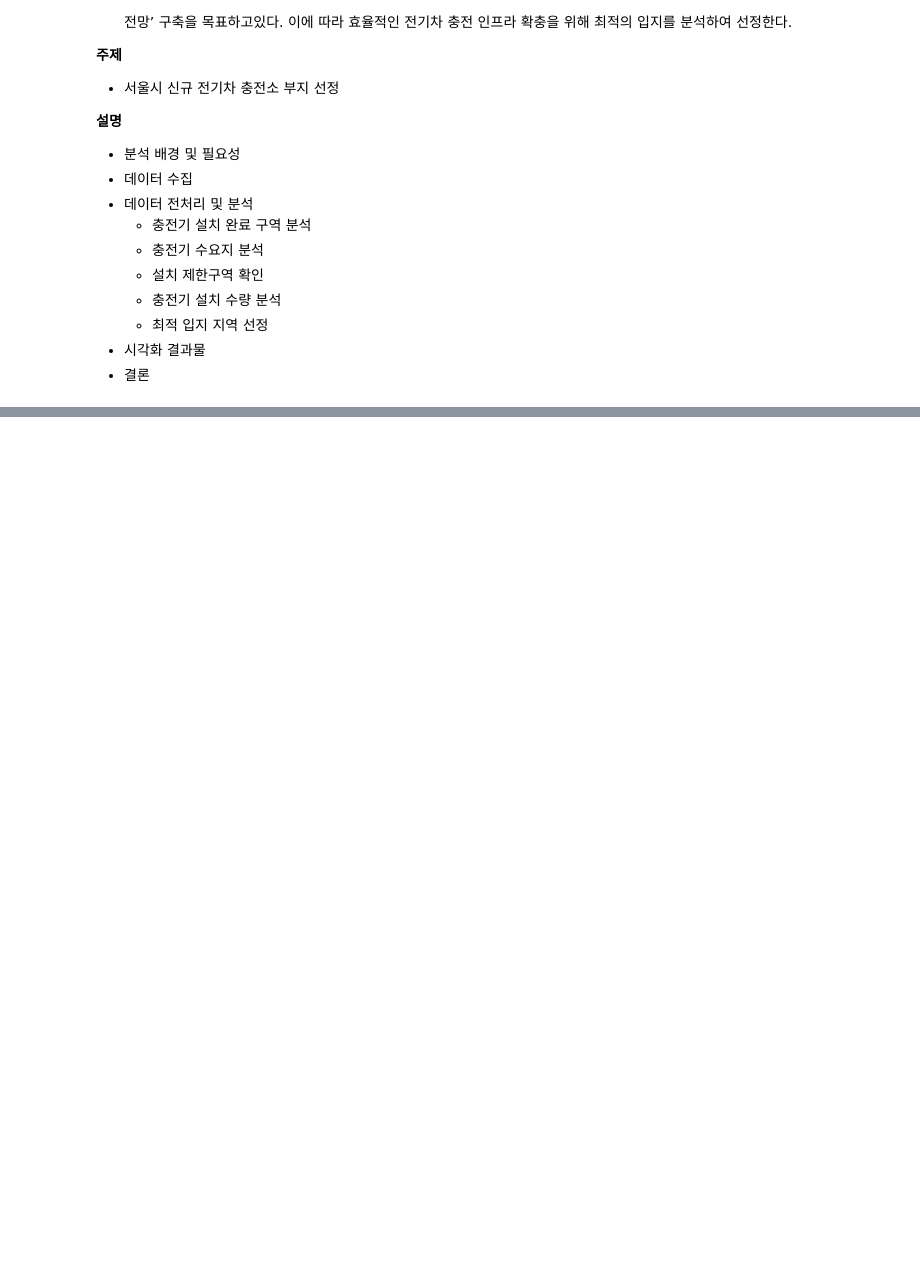
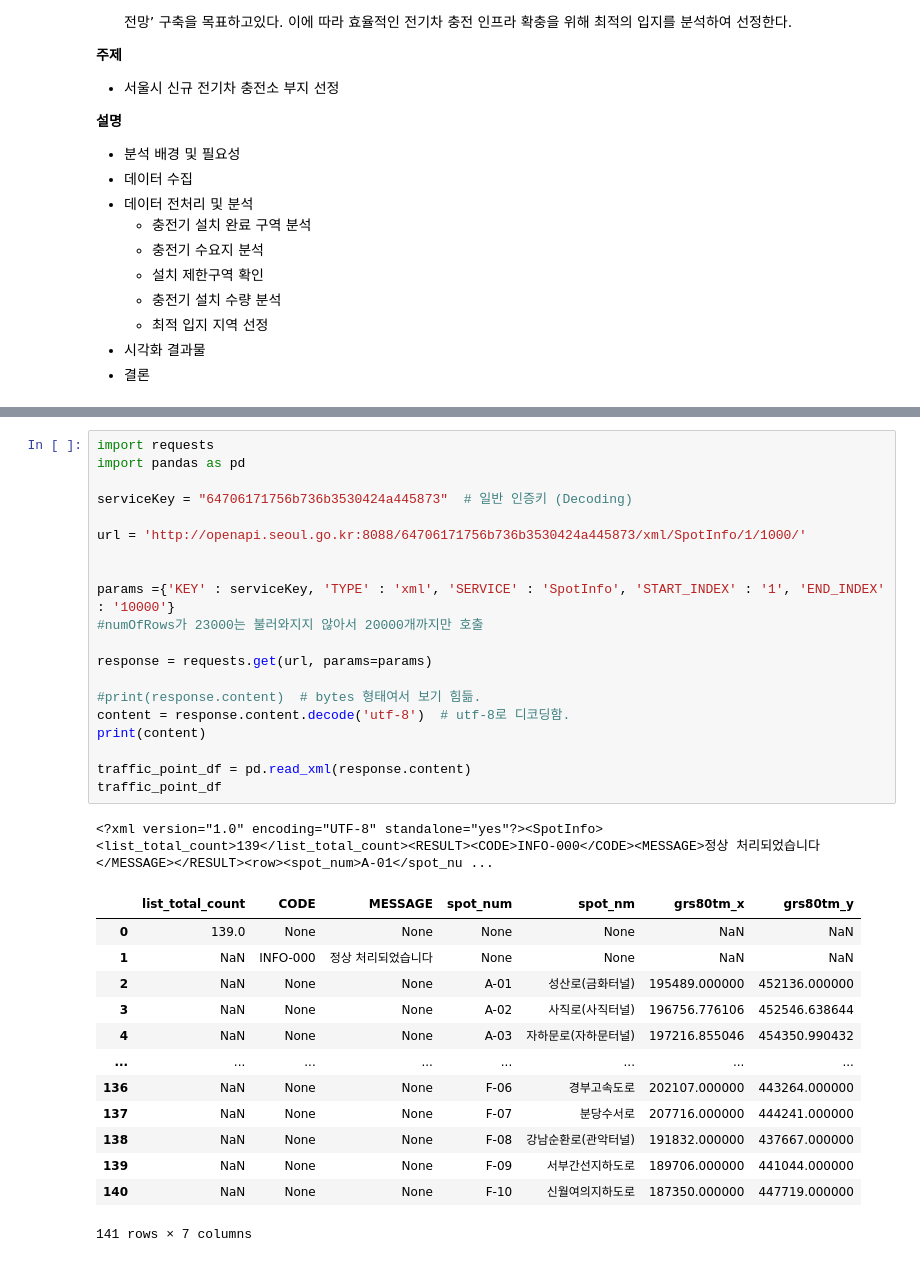
Before and after one commit to Sookyeong-k/MillionVolt, a Jupyter notebook: data_analysis_수경.ipynb, the cells around one changed output, grey strips where cells are left out. Drawn from its saved outputs; the diff is of its cells as text; blank space fills up the shorter version.

```diff
--- a/data_analysis_수경.ipynb
+++ b/data_analysis_수경.ipynb
@@ -53,0 +141,35 @@ chager_place_df.head(3)
+# %%
+import requests
+import pandas as pd
+
+serviceKey = "64706171756b736b3530424a445873"  # 일반 인증키 (Decoding)
+
+url = 'http://openapi.seoul.go.kr:8088/64706171756b736b3530424a445873/xml/SpotInfo/1/1000/'
+
+
+params ={'KEY' : serviceKey, 'TYPE' : 'xml', 'SERVICE' : 'SpotInfo', 'START_INDEX' : '1', 'END_INDEX' : '10000'}
+#numOfRows가 23000는 불러와지지 않아서 20000개까지만 호출
+
+response = requests.get(url, params=params)
+
+#print(response.content)  # bytes 형태여서 보기 힘듦.
+content = response.content.decode('utf-8')  # utf-8로 디코딩함.
+print(content)
+
+traffic_point_df = pd.read_xml(response.content)
+traffic_point_df
+# %% [output]
+<?xml version="1.0" encoding="UTF-8" standalone="yes"?><SpotInfo><list_total_count>139</list_total_count><RESULT><CODE>INFO-000</CODE><MESSAGE>정상 처리되었습니다</MESSAGE></RESULT><row><spot_num>A-01</spot_nu ...
+|  | list_total_count | CODE | MESSAGE | spot_num | spot_nm | grs80tm_x | grs80tm_y |
+| 0 | 139.0 | None | None | None | None | NaN | NaN |
+| 1 | NaN | INFO-000 | 정상 처리되었습니다 | None | None | NaN | NaN |
+| 2 | NaN | None | None | A-01 | 성산로(금화터널) | 195489.000000 | 452136.000000 |
+| 3 | NaN | None | None | A-02 | 사직로(사직터널) | 196756.776106 | 452546.638644 |
+| 4 | NaN | None | None | A-03 | 자하문로(자하문터널) | 197216.855046 | 454350.990432 |
+| ... | ... | ... | ... | ... | ... | ... | ... |
+| 136 | NaN | None | None | F-06 | 경부고속도로 | 202107.000000 | 443264.000000 |
+| 137 | NaN | None | None | F-07 | 분당수서로 | 207716.000000 | 444241.000000 |
+| 138 | NaN | None | None | F-08 | 강남순환로(관악터널) | 191832.000000 | 437667.000000 |
+| 139 | NaN | None | None | F-09 | 서부간선지하도로 | 189706.000000 | 441044.000000 |
+| 140 | NaN | None | None | F-10 | 신월여의지하도로 | 187350.000000 | 447719.000000 |
+141 rows × 7 columns
```
Also changed, not shown: parts of 13 cells of this notebook.
